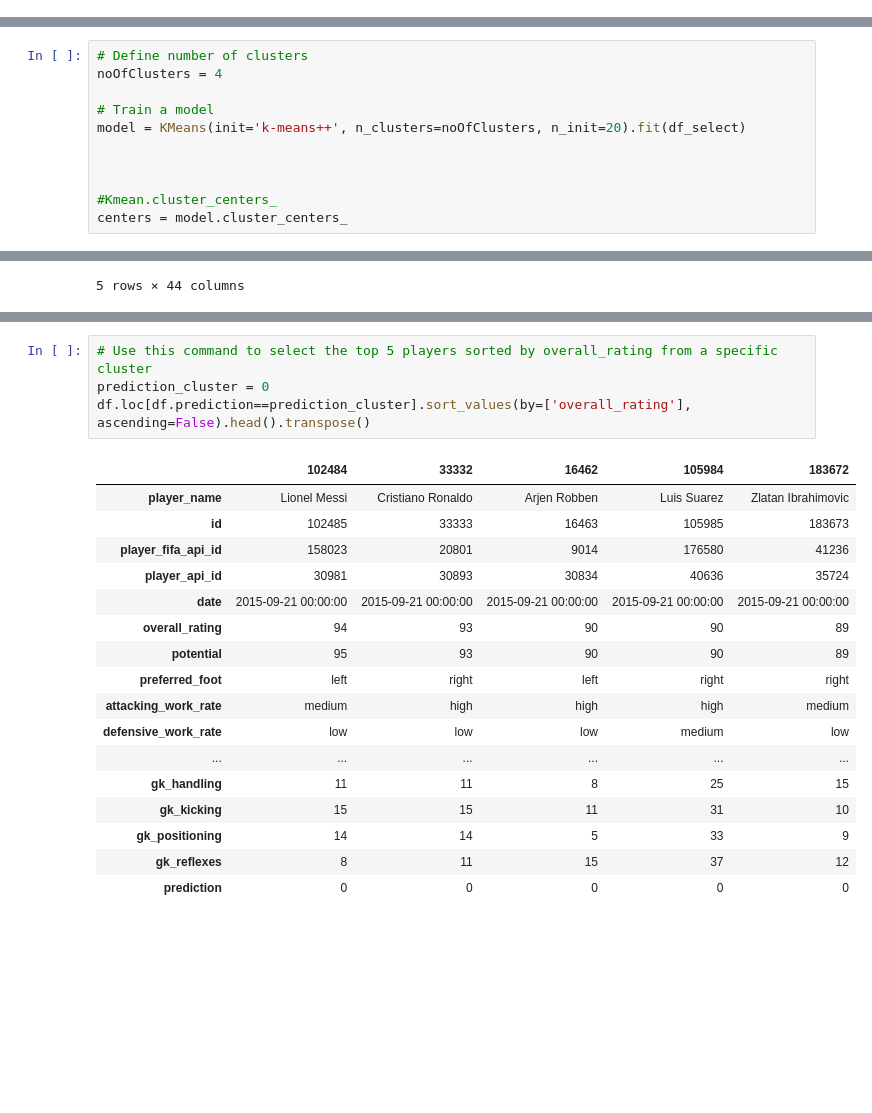
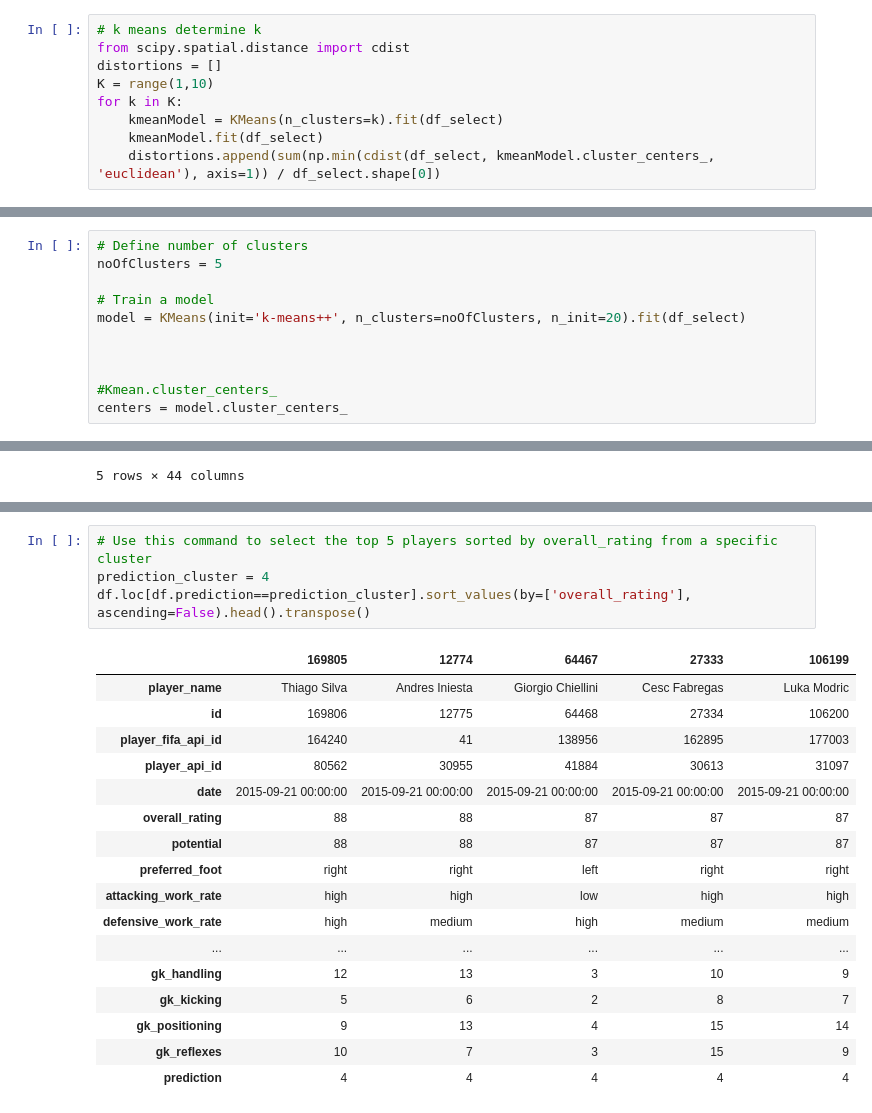
Before and after one commit to rvalins/Data-Science-projects, a Jupyter notebook: clustering_model/clustering_model.ipynb, the cells around one changed output, grey strips where cells are left out. Cells and saved outputs as stored; diff of their text form; blank space fills up the shorter version.

```diff
--- a/clustering_model/clustering_model.ipynb
+++ b/clustering_model/clustering_model.ipynb
@@ -196,3 +196,12 @@ select5features = ['reactions', 'crossing', 'marking', 'interceptions', 'gk_hand
 df_select = df[select5features].copy(deep=True)
 # In this case, we do not need to scale features
 #data = scale(df_select)
+# %%
+# k means determine k
+from scipy.spatial.distance import cdist
+distortions = []
+K = range(1,10)
+for k in K:
+    kmeanModel = KMeans(n_clusters=k).fit(df_select)
+    kmeanModel.fit(df_select)
+    distortions.append(sum(np.min(cdist(df_select, kmeanModel.cluster_centers_, 'euclidean'), axis=1)) / df_select.shape[0])
@@ -199,6 +217,6 @@ df_select = df[select5features].copy(deep=True)
 # %%
 # Define number of clusters
-noOfClusters = 4
+noOfClusters = 5
 
 # Train a model
 model = KMeans(init='k-means++', n_clusters=noOfClusters, n_init=20).fit(df_select)
@@ -282,22 +303,22 @@ df.loc[df.player_name.isin(player_names)].transpose()
 # %%
 # Use this command to select the top 5 players sorted by overall_rating from a specific cluster
-prediction_cluster = 0
+prediction_cluster = 4
 df.loc[df.prediction==prediction_cluster].sort_values(by=['overall_rating'], ascending=False).head().transpose()
 # %% [output]
-|  | 102484 | 33332 | 16462 | 105984 | 183672 |
-| player_name | Lionel Messi | Cristiano Ronaldo | Arjen Robben | Luis Suarez | Zlatan Ibrahimovic |
-| id | 102485 | 33333 | 16463 | 105985 | 183673 |
-| player_fifa_api_id | 158023 | 20801 | 9014 | 176580 | 41236 |
-| player_api_id | 30981 | 30893 | 30834 | 40636 | 35724 |
+|  | 169805 | 12774 | 64467 | 27333 | 106199 |
+| player_name | Thiago Silva | Andres Iniesta | Giorgio Chiellini | Cesc Fabregas | Luka Modric |
+| id | 169806 | 12775 | 64468 | 27334 | 106200 |
+| player_fifa_api_id | 164240 | 41 | 138956 | 162895 | 177003 |
+| player_api_id | 80562 | 30955 | 41884 | 30613 | 31097 |
 | date | 2015-09-21 00:00:00 | 2015-09-21 00:00:00 | 2015-09-21 00:00:00 | 2015-09-21 00:00:00 | 2015-09-21 00:00:00 |
-| overall_rating | 94 | 93 | 90 | 90 | 89 |
-| potential | 95 | 93 | 90 | 90 | 89 |
-| preferred_foot | left | right | left | right | right |
-| attacking_work_rate | medium | high | high | high | medium |
-| defensive_work_rate | low | low | low | medium | low |
+| overall_rating | 88 | 88 | 87 | 87 | 87 |
+| potential | 88 | 88 | 87 | 87 | 87 |
+| preferred_foot | right | right | left | right | right |
+| attacking_work_rate | high | high | low | high | high |
+| defensive_work_rate | high | medium | high | medium | medium |
 | ... | ... | ... | ... | ... | ... |
-| gk_handling | 11 | 11 | 8 | 25 | 15 |
-| gk_kicking | 15 | 15 | 11 | 31 | 10 |
-| gk_positioning | 14 | 14 | 5 | 33 | 9 |
-| gk_reflexes | 8 | 11 | 15 | 37 | 12 |
-| prediction | 0 | 0 | 0 | 0 | 0 |
+| gk_handling | 12 | 13 | 3 | 10 | 9 |
+| gk_kicking | 5 | 6 | 2 | 8 | 7 |
+| gk_positioning | 9 | 13 | 4 | 15 | 14 |
+| gk_reflexes | 10 | 7 | 3 | 15 | 9 |
+| prediction | 4 | 4 | 4 | 4 | 4 |
```
Also changed, not shown: parts of 7 cells of this notebook.
